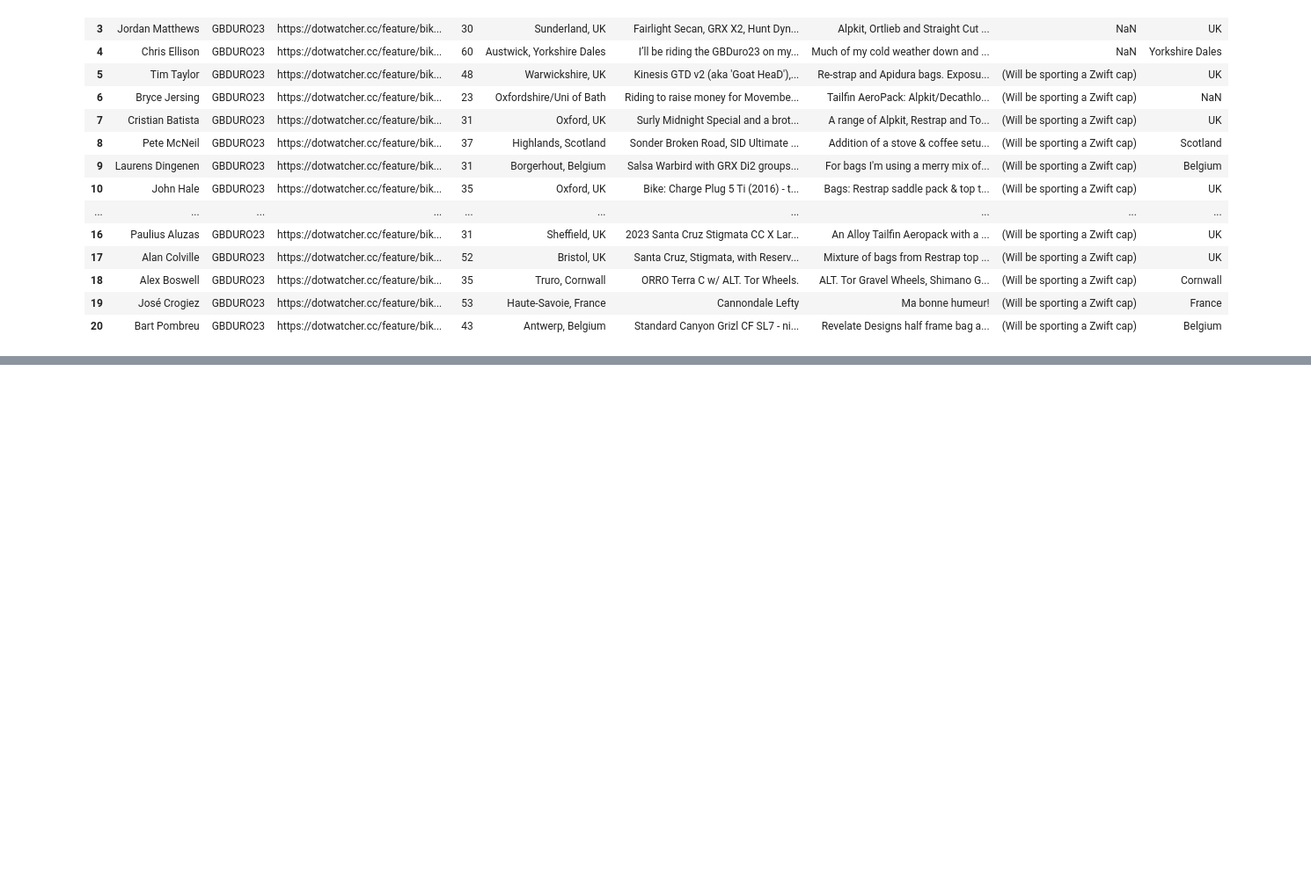
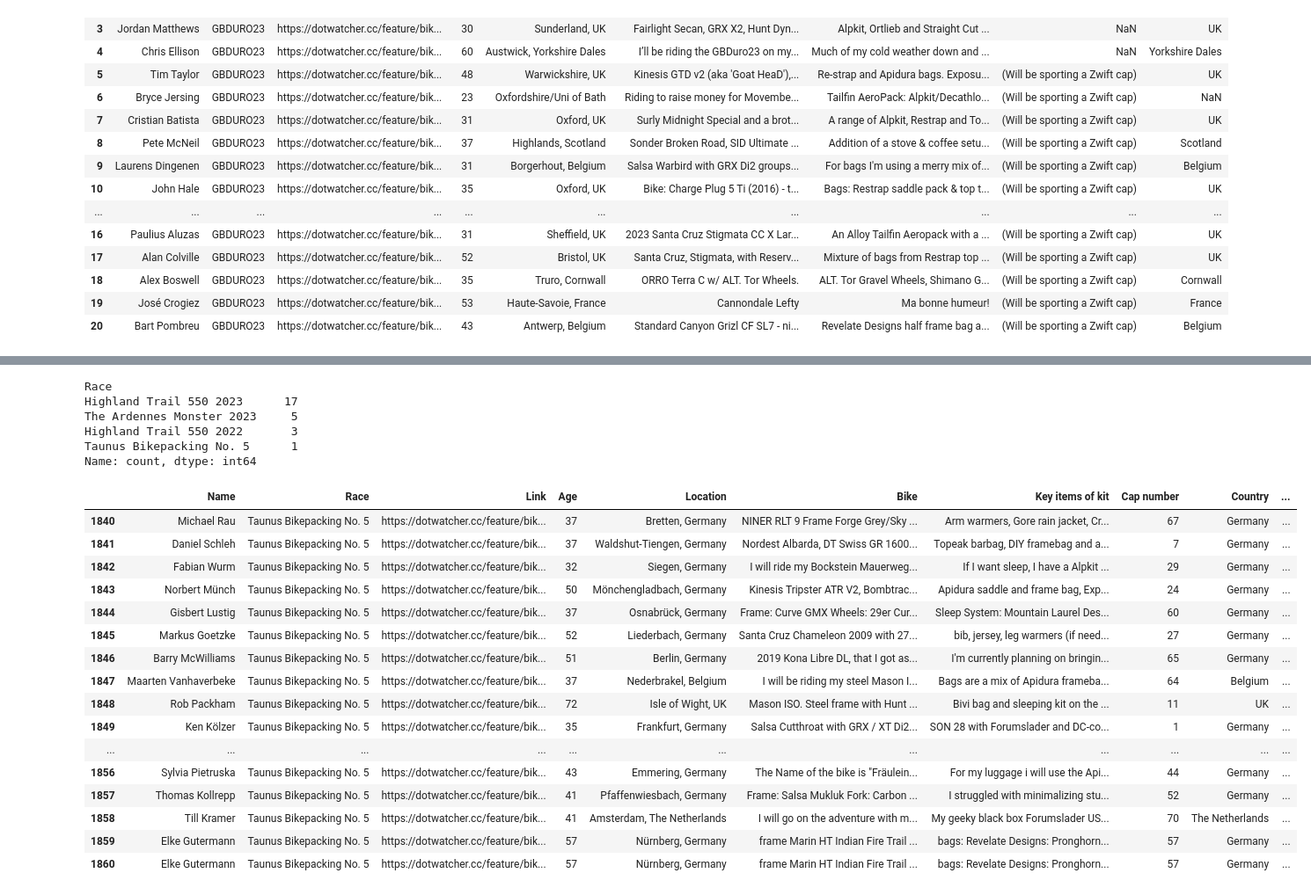
Before and after one commit to edugonzaloalmorox/endurance, a Jupyter notebook: notebooks/exploratory.ipynb, the cells around one changed output, grey strips where cells are left out. Shown at 88% size. Drawn from its saved outputs; the diff is of its cells as text; code cells hidden in the pictures; blank space fills up the shorter version.

```diff
--- a/notebooks/exploratory.ipynb
+++ b/notebooks/exploratory.ipynb
@@ -590,8 +590,16 @@ html_response = asyncio.get_event_loop().run_until_complete(main(url))
 
 soup = BeautifulSoup(html_response, 'html.parser')
 # %%
+async def main(url):
+    browser = await launch()
+    page = await browser.newPage()
+    await page.goto(url, {'timeout': 60000})
 
+    # Get html
 
+    html = await page.content()
+    await browser.close()
+    return html
 
 
 data_frames_list = []
@@ -984,0 +1137,37 @@ dotwatch_lst = [item for item in flat_list if item not in ['https://dotwatcher.c
+# %%
+# Get rows with column 'Bike:' containing not null and count Races
+
+
+problematic_df  =df_dotwatch[df_dotwatch['Bike:'].notnull()]
+
+
+problematic_df['Race'].value_counts()
+# %% [output]
+Race
+Highland Trail 550 2023      17
+The Ardennes Monster 2023     5
+Highland Trail 550 2022       3
+Taunus Bikepacking No. 5      1
+Name: count, dtype: int64
+# %%
+# Filter df_dotwatcher for Race 'Highland Trail 550 2023'
+
+df_dotwatch.loc[df_dotwatch['Race'] == 'Taunus Bikepacking No. 5']
+# %% [output]
+|  | Name | Race | Link | Age | Location | Bike | Key items of kit | Cap number | Country | ... |
+| 1840 | Michael Rau | Taunus Bikepacking No. 5 | https://dotwatcher.cc/feature/bik... | 37 | Bretten, Germany | NINER RLT 9 Frame Forge Grey/Sky ... | Arm warmers, Gore rain jacket, Cr... | 67 | Germany | ... |
+| 1841 | Daniel Schleh | Taunus Bikepacking No. 5 | https://dotwatcher.cc/feature/bik... | 37 | Waldshut-Tiengen, Germany | Nordest Albarda, DT Swiss GR 1600... | Topeak barbag, DIY framebag and a... | 7 | Germany | ... |
+| 1842 | Fabian Wurm | Taunus Bikepacking No. 5 | https://dotwatcher.cc/feature/bik... | 32 | Siegen, Germany | I will ride my Bockstein Mauerweg... | If I want sleep, I have a Alpkit ... | 29 | Germany | ... |
+| 1843 | Norbert Münch | Taunus Bikepacking No. 5 | https://dotwatcher.cc/feature/bik... | 50 | Mönchengladbach, Germany | Kinesis Tripster ATR V2, Bombtrac... | Apidura saddle and frame bag, Exp... | 24 | Germany | ... |
+| 1844 | Gisbert Lustig | Taunus Bikepacking No. 5 | https://dotwatcher.cc/feature/bik... | 37 | Osnabrück, Germany | Frame: Curve GMX Wheels: 29er Cur... | Sleep System: Mountain Laurel Des... | 60 | Germany | ... |
+| 1845 | Markus Goetzke | Taunus Bikepacking No. 5 | https://dotwatcher.cc/feature/bik... | 52 | Liederbach, Germany | Santa Cruz Chameleon 2009 with 27... | bib, jersey, leg warmers (if need... | 27 | Germany | ... |
+| 1846 | Barry McWilliams | Taunus Bikepacking No. 5 | https://dotwatcher.cc/feature/bik... | 51 | Berlin, Germany | 2019 Kona Libre DL, that I got as... | I'm currently planning on bringin... | 65 | Germany | ... |
+| 1847 | Maarten Vanhaverbeke | Taunus Bikepacking No. 5 | https://dotwatcher.cc/feature/bik... | 37 | Nederbrakel, Belgium | I will be riding my steel Mason I... | Bags are a mix of Apidura frameba... | 64 | Belgium | ... |
+| 1848 | Rob Packham | Taunus Bikepacking No. 5 | https://dotwatcher.cc/feature/bik... | 72 | Isle of Wight, UK | Mason ISO. Steel frame with Hunt ... | Bivi bag and sleeping kit on the ... | 11 | UK | ... |
+| 1849 | Ken Kölzer | Taunus Bikepacking No. 5 | https://dotwatcher.cc/feature/bik... | 35 | Frankfurt, Germany | Salsa Cutthroat with GRX / XT Di2... | SON 28 with Forumslader and DC-co... | 1 | Germany | ... |
+| ... | ... | ... | ... | ... | ... | ... | ... | ... | ... | ... |
+| 1856 | Sylvia Pietruska | Taunus Bikepacking No. 5 | https://dotwatcher.cc/feature/bik... | 43 | Emmering, Germany | The Name of the bike is "Fräulein... | For my luggage i will use the Api... | 44 | Germany | ... |
+| 1857 | Thomas Kollrepp | Taunus Bikepacking No. 5 | https://dotwatcher.cc/feature/bik... | 41 | Pfaffenwiesbach, Germany | Frame: Salsa Mukluk Fork: Carbon ... | I struggled with minimalizing stu... | 52 | Germany | ... |
+| 1858 | Till Kramer | Taunus Bikepacking No. 5 | https://dotwatcher.cc/feature/bik... | 41 | Amsterdam, The Netherlands | I will go on the adventure with m... | My geeky black box Forumslader US... | 70 | The Netherlands | ... |
+| 1859 | Elke Gutermann | Taunus Bikepacking No. 5 | https://dotwatcher.cc/feature/bik... | 57 | Nürnberg, Germany | frame Marin HT Indian Fire Trail ... | bags: Revelate Designs: Pronghorn... | 57 | Germany | ... |
+| 1860 | Elke Gutermann | Taunus Bikepacking No. 5 | https://dotwatcher.cc/feature/bik... | 57 | Nürnberg, Germany | frame Marin HT Indian Fire Trail ... | bags: Revelate Designs: Pronghorn... | 57 | Germany | ... |
```
Also changed, not shown: parts of 11 cells of this notebook, 2 other files.
